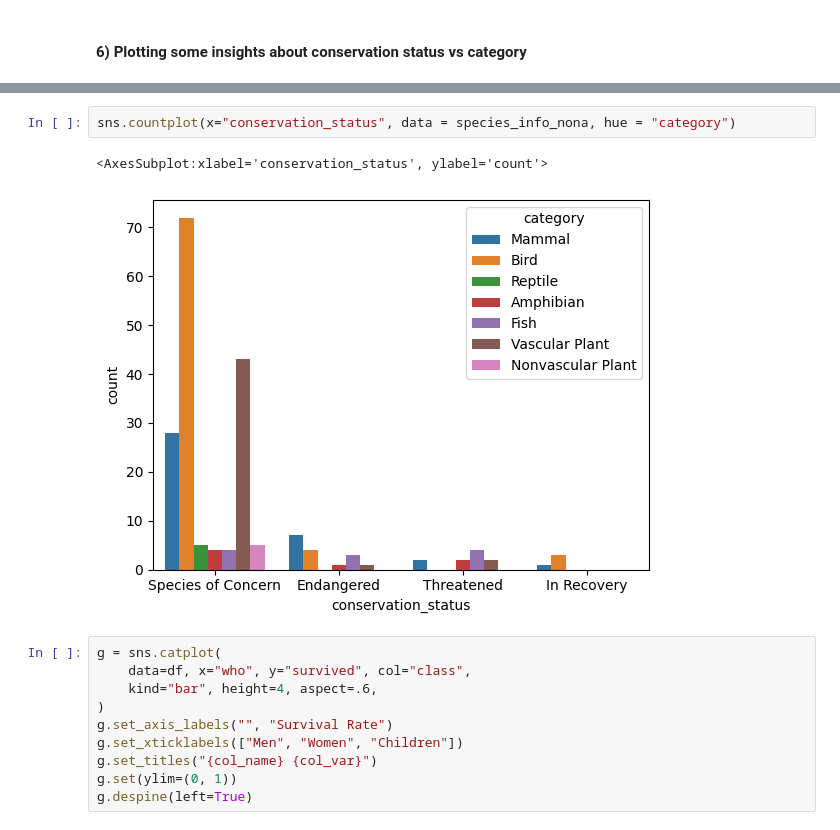
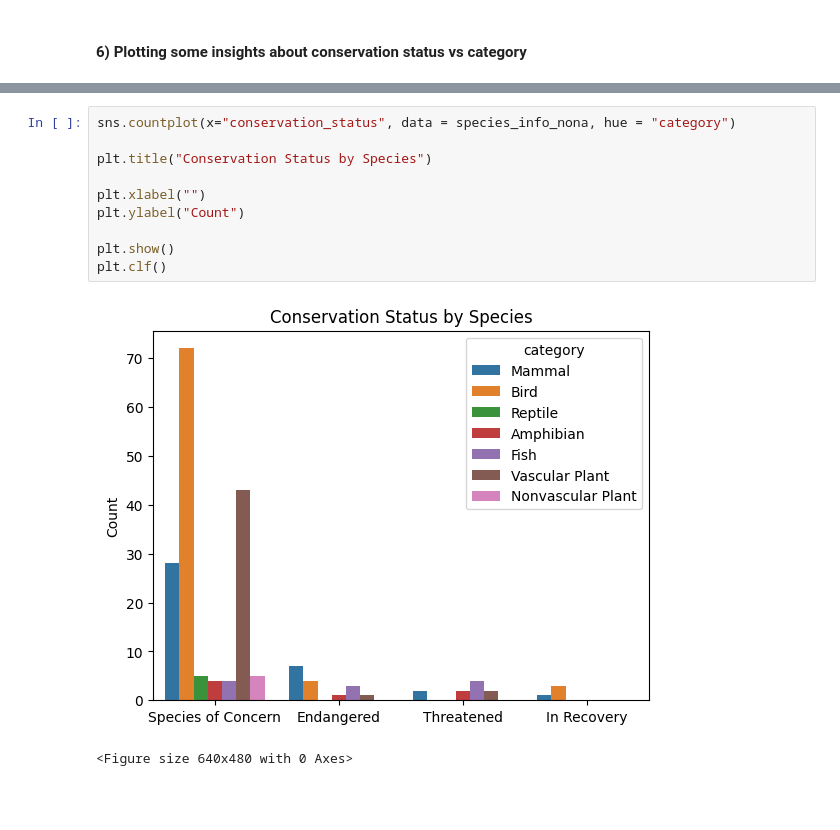
Before and after one commit to paasxx/Biodiversity-in-National-Parks, a Jupyter notebook: biodiversity.ipynb, the cells around one changed output, grey strips where cells are left out. Drawn from its saved outputs; the diff is of its cells as text; blank space fills up the shorter version.

```diff
--- a/biodiversity.ipynb
+++ b/biodiversity.ipynb
@@ -134,15 +131,13 @@ sns.countplot(ax = axs[0,0], x="conservation_status", data = species_info_nona[s
 # %%
 sns.countplot(x="conservation_status", data = species_info_nona, hue = "category")
+
+plt.title("Conservation Status by Species")
+
+plt.xlabel("")
+plt.ylabel("Count")
+
+plt.show()
+plt.clf()
 # %% [output]
+[figure, new version]
-<AxesSubplot:xlabel='conservation_status', ylabel='count'>
+<Figure size 640x480 with 0 Axes>
-[figure, old version]
-# %%
-g = sns.catplot(
-    data=df, x="who", y="survived", col="class",
-    kind="bar", height=4, aspect=.6,
-)
-g.set_axis_labels("", "Survival Rate")
-g.set_xticklabels(["Men", "Women", "Children"])
-g.set_titles("{col_name} {col_var}")
-g.set(ylim=(0, 1))
-g.despine(left=True)
```
Also changed, not shown: parts of 10 cells of this notebook.
